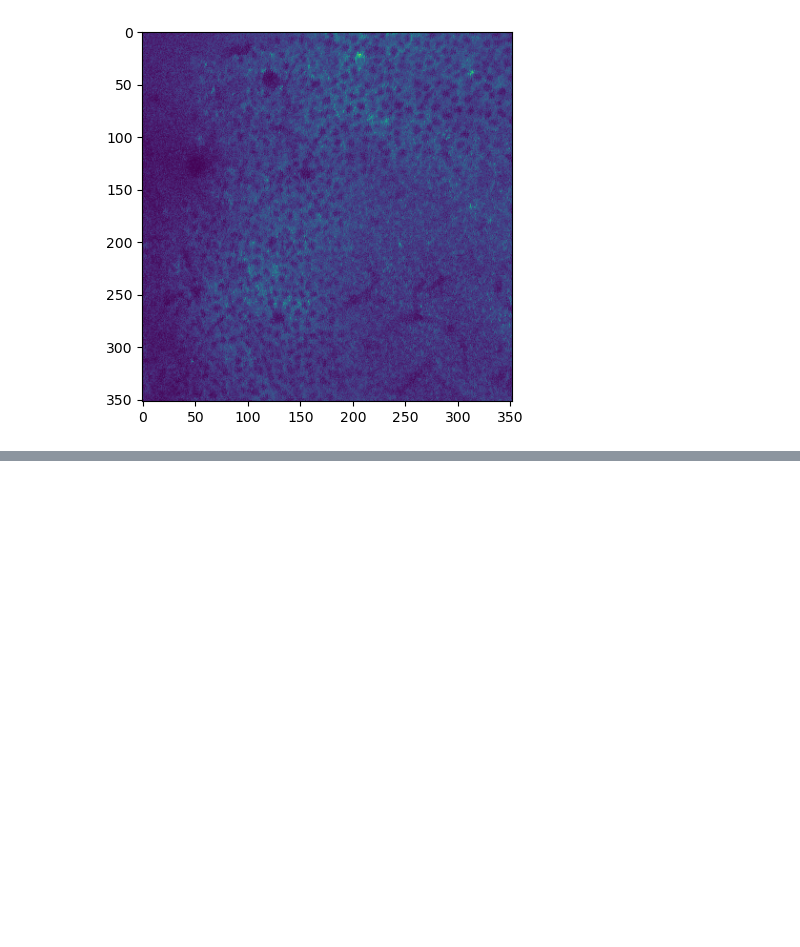
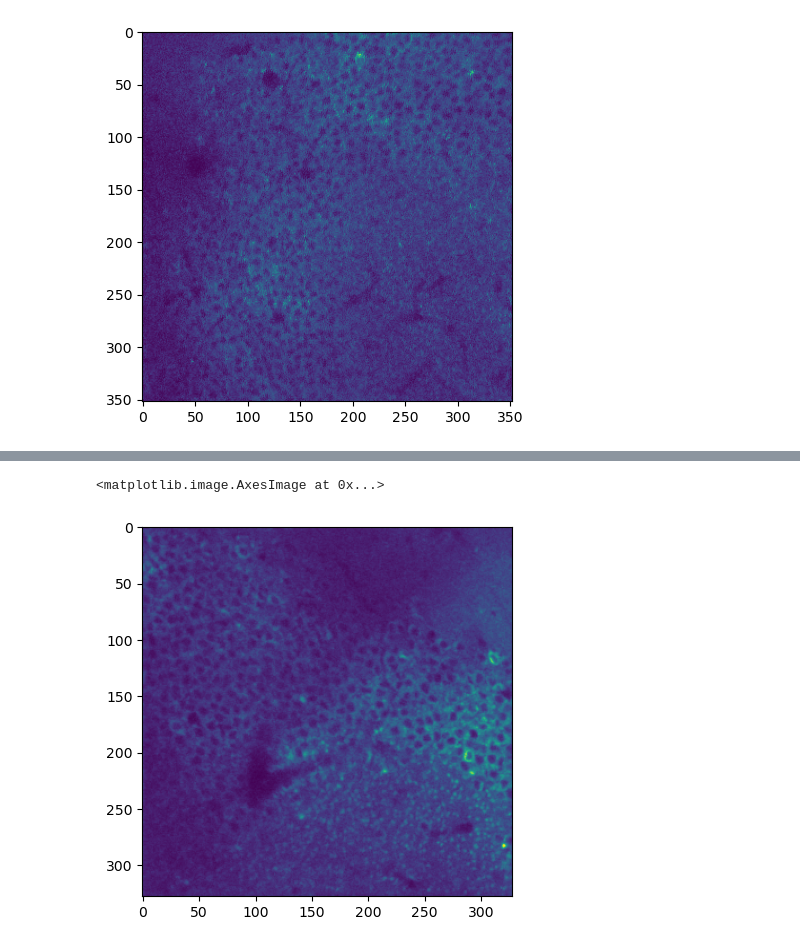
Before and after one commit to ZilongJi/2D2P, a Jupyter notebook: notebook/zstack_visualization.ipynb, the cells around one changed output, grey strips where cells are left out. Saved outputs shown, nothing was run; the diff lists cells and outputs as text; code cells hidden in the pictures; blank space fills up the shorter version.

```diff
--- a/notebook/zstack_visualization.ipynb
+++ b/notebook/zstack_visualization.ipynb
@@ -179,0 +211,9 @@ for i in range(meanZstacks.shape[0]):
+# %%
+import numpy as np
+import matplotlib.pyplot as plt
+meanZ = np.load('/home/zilong/Desktop/2D2P/Data/182_02082023/fullZ.npy')
+# %%
+plt.imshow(meanZ[35])
+# %% [output]
+<matplotlib.image.AxesImage at 0x...>
+[figure, added]
```
Also changed, not shown: parts of 3 cells of this notebook, 1 other file.
